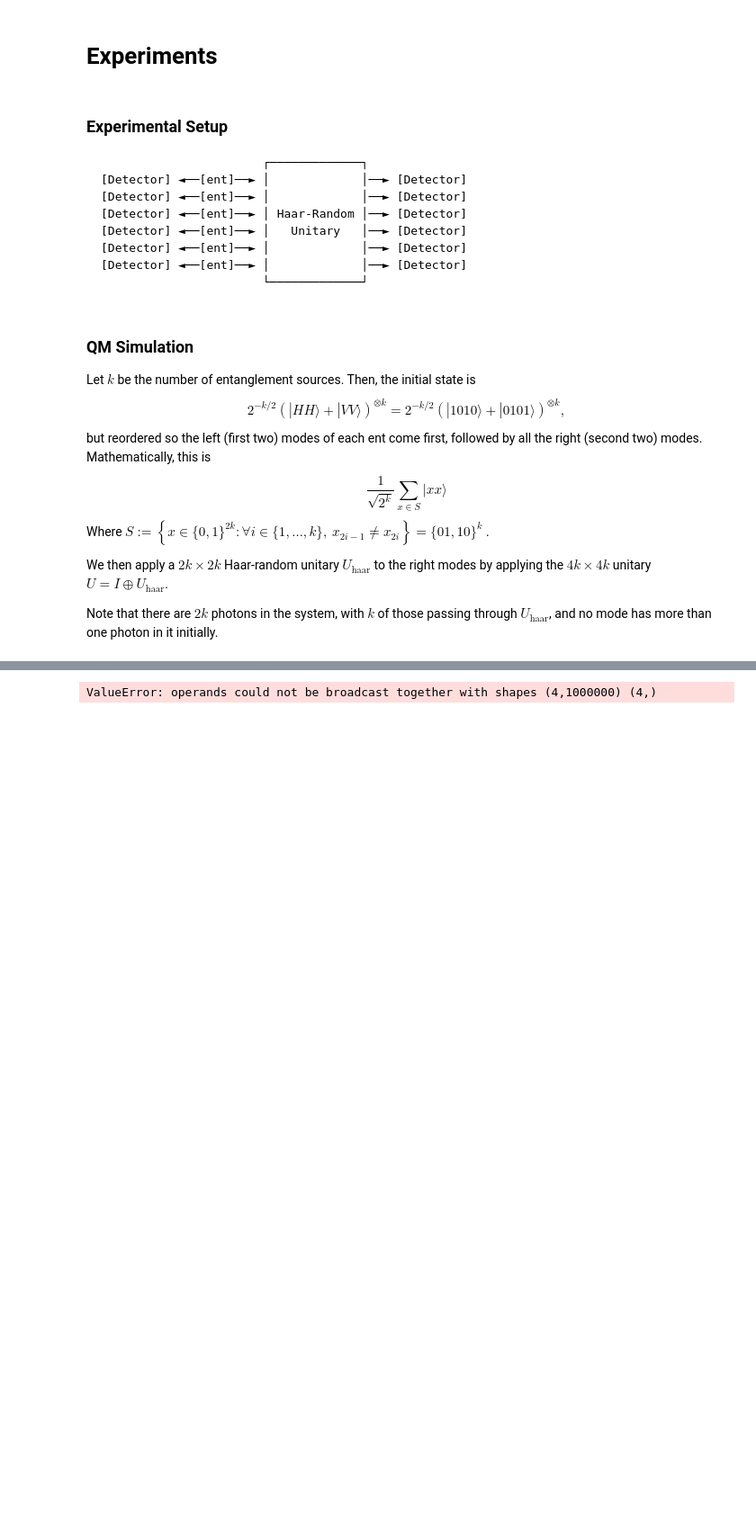
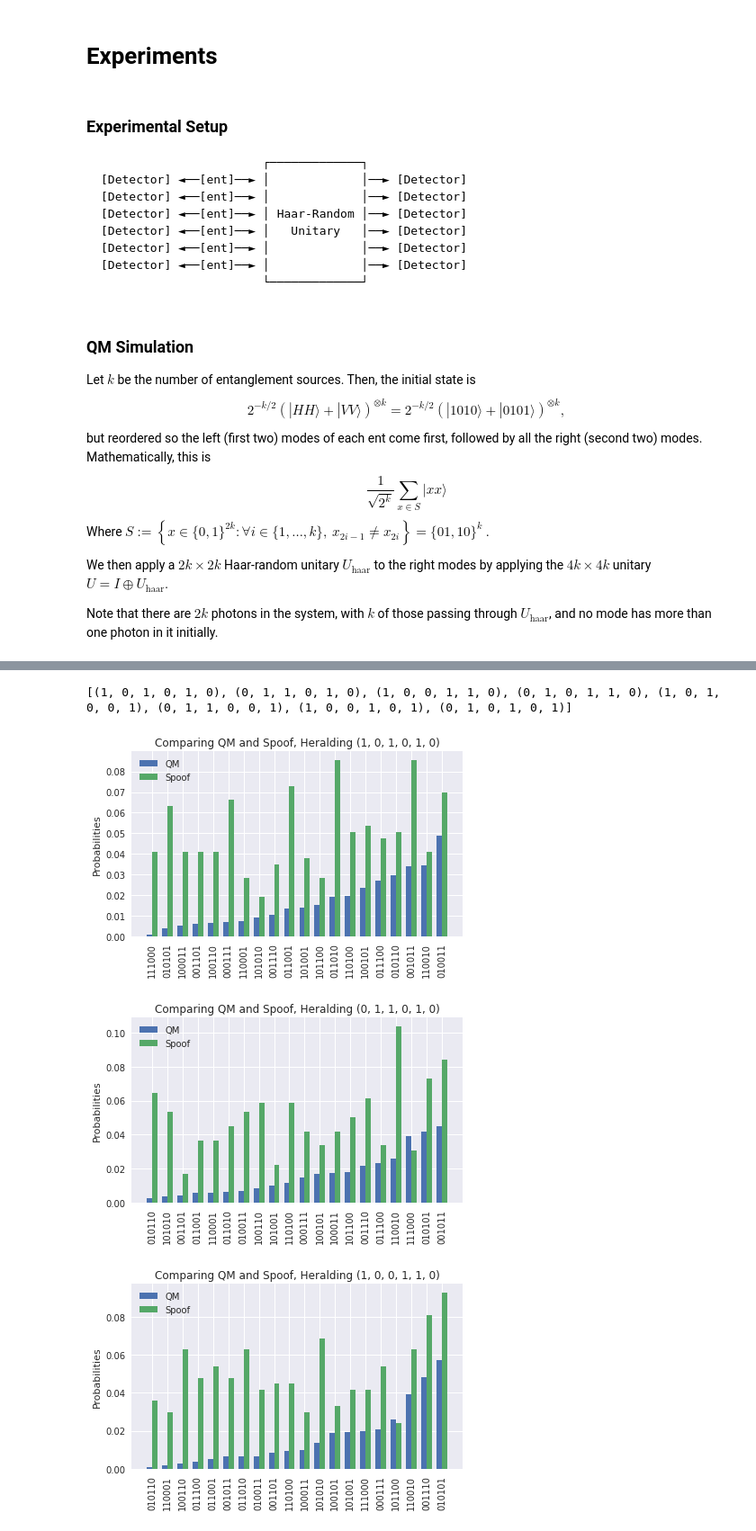
Before and after one commit to ironak/GaussianBosonSampling, a Jupyter notebook: experiments.ipynb, the cells around one changed output, grey strips where cells are left out. Shown: that part at 90% size. Cells and saved outputs as stored; diff of their text form; code cells hidden in the pictures; blank space fills up the shorter version.

```diff
--- a/experiments.ipynb
+++ b/experiments.ipynb
@@ -161,17 +161,33 @@ def estu(num_src, U=None, N=1000):
 
     possible_heralds = []
     for i in range(2**n):
-        state = np.zeros(m, dtype=int)
+        state = [0]*m
         for digit in range(n):
             # each entanglement source either releases H light
             # in both directions or V light in both directions
             ent_index = 2*digit
             h_or_v = (i % 2)
             state[ent_index + h_or_v] = 1
-            i >> 1
+            i >>= 1
         possible_heralds.append(tuple(state))
+    print(possible_heralds)
 
     postselection = get_antibunching_states(n, m)
+
+    ###########################################
+    ### Simulate haar_U using QM ("theory") ###
+    ###########################################
+
+    hsu = HilbertSpaceUnitary(U, n, postselection)
+
+    qm_distrs = defaultdict(lambda: defaultdict(lambda: 0))
+
+    for initial_state in possible_heralds:
+        final_state = hsu.apply(initial_state)
+        for measurement_outcome in final_state:
+            amp = final_state[measurement_outcome]
+            probability = amp * conj(amp)
+            qm_distrs[initial_state][measurement_outcome] += probability
 
     #########################################################
     ### Spoof U using stochastic mechanics ("experiment") ###
@@ -193,69 +209,57 @@ def estu(num_src, U=None, N=1000):
         for outcome in postselection:
             stoch_distrs[herald][outcome] = counts[outcome]
             stoch_normalization += counts[outcome]
-        for outcome in stoch_distrs[herald]:
-            stoch_distrs[outcome] /= stoch_normalization
-
-    ###########################################
-    ### Simulate haar_U using QM ("theory") ###
-    ###########################################
-
-    hsu = HilbertSpaceUnitary(U, n, postselection)
-
-    qm_distrs = defaultdict(lambda: defaultdict(lambda: 0))
-
-    for initial_state in possible_heralds:
-        final_state = hsu.apply(initial_state)
-        for measurement_outcome in final_state:
-            amp = final_state[measurement_outcome]
-            probability = amp * conj(amp)
-            qm_distrs[initial_state][measurement_outcome] += probability
+        if stoch_normalization != 0:
+            for outcome in stoch_distrs[herald]:
+                stoch_distrs[herald][outcome] /= stoch_normalization
 
     #####################
     ### Graph results ###
     #####################
 
-    max_iter = 4
     for herald in possible_heralds:
         distrs_sorted = []
         for det_event in postselection:
-            distrs_sorted.append((qm_distr[det_event], stoch_distr[det_event]/N, ''.join(map(str,det_event))))
+            distrs_sorted.append(
+                (qm_distrs[herald][det_event],
+                 stoch_distrs[herald][det_event],
+                 ''.join(map(str,det_event)))
+            )
         distrs_sorted = sorted(distrs_sorted)
 
         labels = []
         qm_data = []
         stoch_data = []
         for qm_pt, stoch_pt, det_event in distrs_sorted:
             labels.append(det_event)
             qm_data.append(qm_pt)
             stoch_data.append(stoch_pt)
 
         x = np.arange(len(labels))  # the label locations
         width = 0.35  # the width of the bars
 
         fig, ax = plt.subplots()
         rects1 = ax.bar(x - width/2, qm_data, width, label='QM')
         rects2 = ax.bar(x + width/2, stoch_data, width, label='Spoof')
 
         # Add some text for labels, title and custom x-axis tick labels, etc.
         ax.set_ylabel('Probabilities')
-        ax.set_title('Comparing QM and Spoof')
+        ax.set_title(f'Comparing QM and Spoof, Heralding {herald}')
         ax.set_xticks(x, labels, rotation=90)
         ax.legend()
 
         #ax.bar_label(rects1, padding=3)
         #ax.bar_label(rects2, padding=3)
 
         fig.tight_layout()
 
         plt.show()
 
-        max_iter -= 1
-        if max_iter == 0:
-            break
-
     return qm_distrs, stoch_distrs
 
-qm_distrs, stoch_distrs = estu(2, N=1000000)
+qm_distrs, stoch_distrs = estu(3, N=1000000)
 # %% [output]
-ValueError: operands could not be broadcast together with shapes (4,1000000) (4,)
+[(1, 0, 1, 0, 1, 0), (0, 1, 1, 0, 1, 0), (1, 0, 0, 1, 1, 0), (0, 1, 0, 1, 1, 0), (1, 0, 1, 0, 0, 1), (0, 1, 1, 0, 0, 1), (1, 0, 0, 1, 0, 1), (0, 1, 0, 1, 0, 1)]
+[figure, added]
+[figure, added]
+[figure, added]
```
Also changed, not shown: parts of 2 cells of this notebook, 1 other file.
